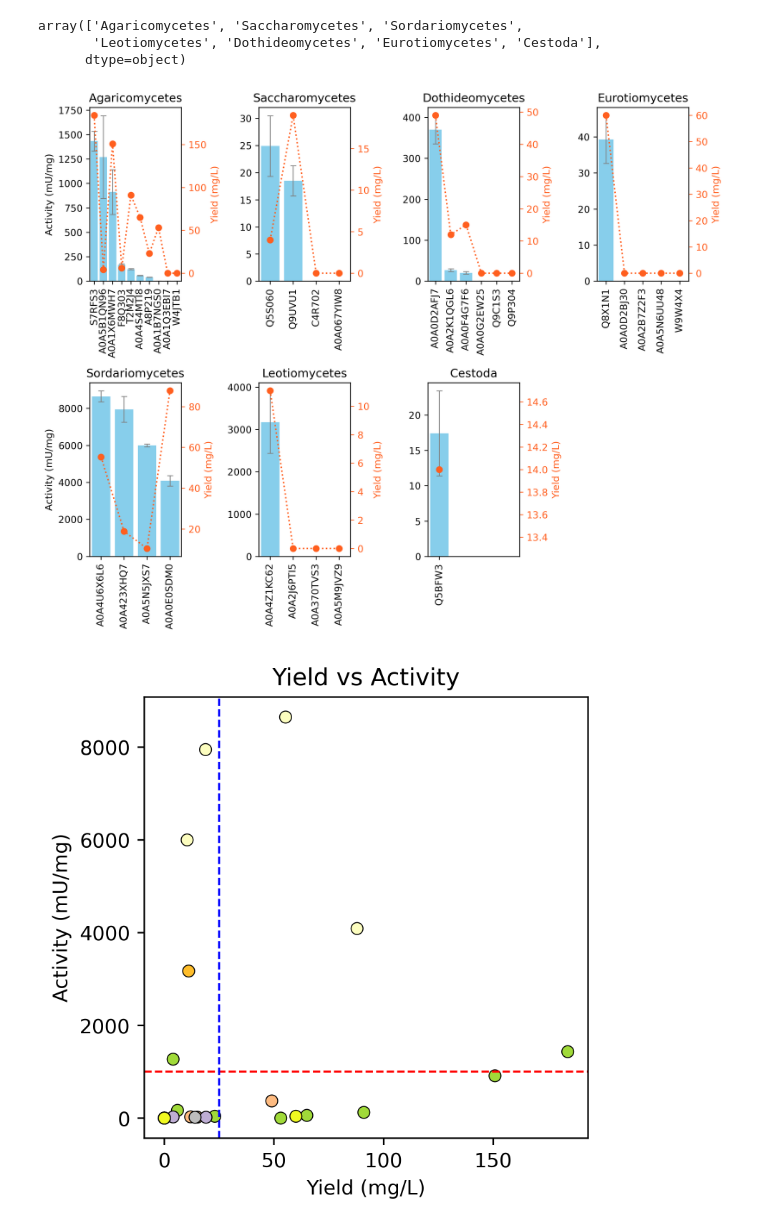
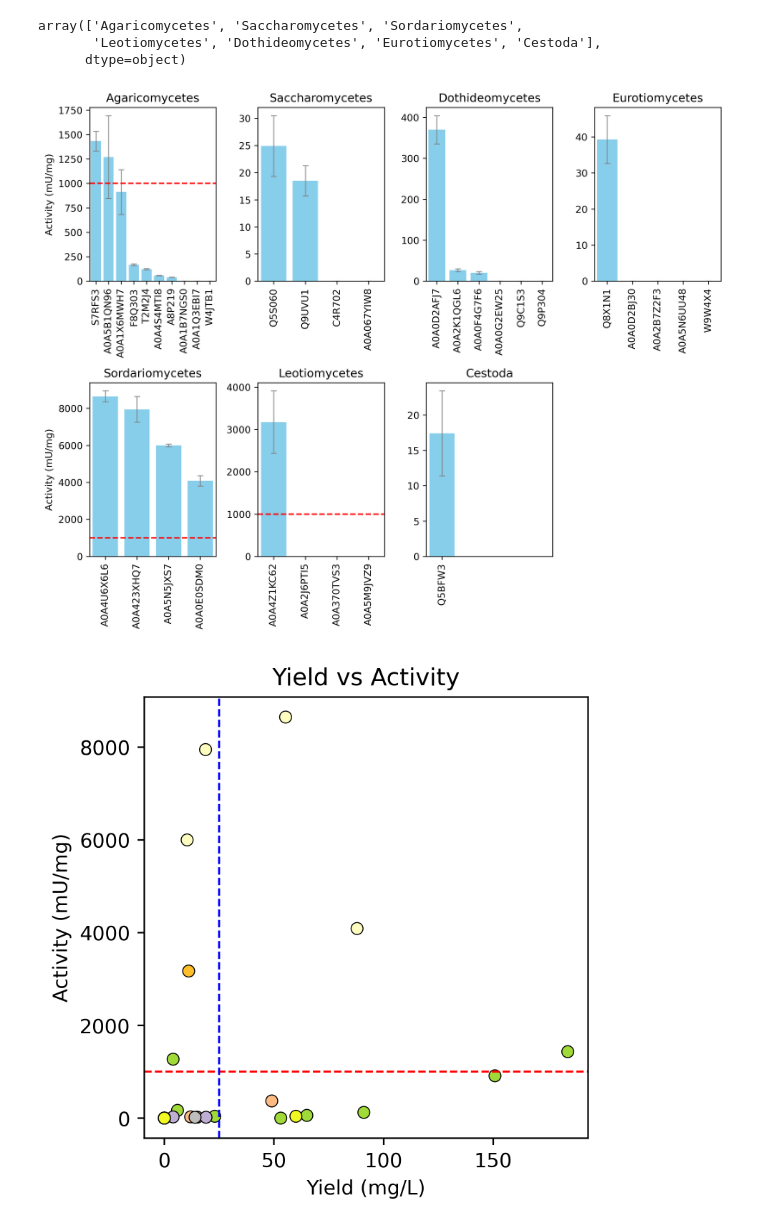
Before and after one commit to ZOOEEER/enzyme-mining-aox, a Jupyter notebook: 8-results-analysis.ipynb, the cells around one changed output. Saved outputs shown, nothing was run; the diff lists cells and outputs as text; code cells hidden in the pictures.

```diff
--- a/8-results-analysis.ipynb
+++ b/8-results-analysis.ipynb
@@ -242,8 +242,8 @@ import pandas as pd
 import numpy as np
 
 bl_tax_score = False
-bl_activity_threshold = False
-bl_yield = True
+bl_activity_threshold = True
+bl_yield = False
 
 activity_threshold = 1000
 results = []
@@ -317,34 +317,34 @@ for i, cls in enumerate(classes):
             subset['score'],
             linestyle='dotted',
             marker='o',
             color='blue',
             label='Score'
         )
         ax2.set_ylabel("Tax Score" if (i+1) % 4 == 0 else "", color='blue')
         ax2.tick_params(axis='y', colors='blue')
 
     if bl_yield:
         ax2 = ax.twinx()
         ax2.plot(
             x_positions,
             subset['Yield (mg/L)'],
             linestyle='dotted',
             marker='o',
             color=color_yield,
             label='Yield (mg/L)'
         )
         ax2.set_ylabel("Yield (mg/L)", color=color_yield)
         # ax2.set_ylim((-5,200))
         ax2.tick_params(axis='y', colors=color_yield)
 
 # Hide any extra subplots
 for j in range(len(classes), len(axes_class)):
     fig_class.delaxes(axes_class[j])
 
 fig_class.tight_layout()
 plt.show()
 # %% [output]
-[figure, old version]
+[figure, new version]
 # %%
 bl_activity_threshold = True
 bl_yield = True
```
Also changed, not shown: parts of 1 cell of this notebook, 1 other file.
